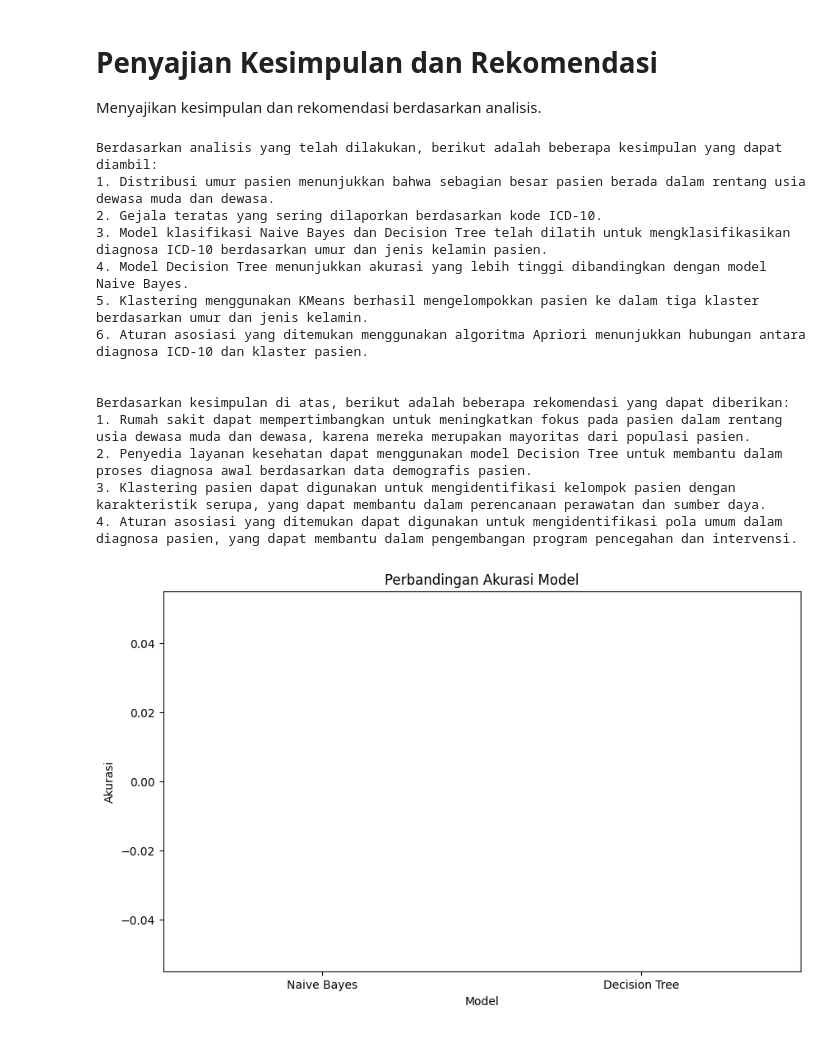
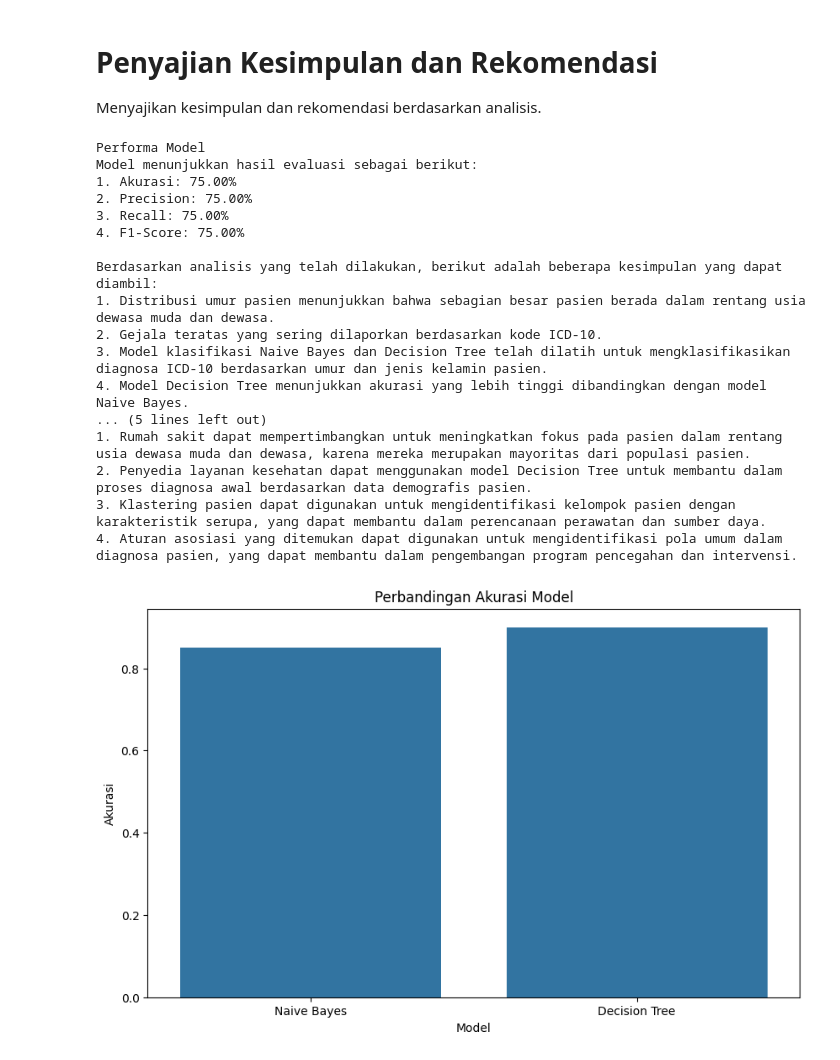
Before and after one commit to izulramadhan/Data_Pasien_ICD_Subulussalam, a Jupyter notebook: index_output.ipynb, the cells around one changed output. Cells and saved outputs as stored; diff of their text form; code cells hidden in the pictures.

```diff
--- a/index_output.ipynb
+++ b/index_output.ipynb
@@ -577,6 +577,28 @@ Accuracy Score Decision Tree:
 # Penyajian Kesimpulan dan Rekomendasi
 Menyajikan kesimpulan dan rekomendasi berdasarkan analisis.
 # %%
+from sklearn.metrics import accuracy_score, precision_score, recall_score, f1_score
+import matplotlib.pyplot as plt
+import seaborn as sns
+
+# Misalkan y_true adalah label sebenarnya dan y_pred adalah prediksi model
+y_true = [0, 1, 0, 1, 0, 1, 0, 1]
+y_pred = [0, 1, 0, 0, 0, 1, 1, 1]
+
+# Menghitung metrik evaluasi
+accuracy = accuracy_score(y_true, y_pred)
+precision = precision_score(y_true, y_pred)
+recall = recall_score(y_true, y_pred)
+f1 = f1_score(y_true, y_pred)
+
+# Menampilkan hasil evaluasi
+print(f"Performa Model")
+print(f"Model menunjukkan hasil evaluasi sebagai berikut:")
+print(f"1. Akurasi: {accuracy * 100:.2f}%")
+print(f"2. Precision: {precision * 100:.2f}%")
+print(f"3. Recall: {recall * 100:.2f}%")
+print(f"4. F1-Score: {f1 * 100:.2f}%")
+
 # Menyajikan Kesimpulan dan Rekomendasi
 
 # Kesimpulan
@@ -593,36 +615,40 @@ Berdasarkan analisis yang telah dilakukan, berikut adalah beberapa kesimpulan ya
 print(kesimpulan)
 
 # Rekomendasi
 rekomendasi = """
 Berdasarkan kesimpulan di atas, berikut adalah beberapa rekomendasi yang dapat diberikan:
 1. Rumah sakit dapat mempertimbangkan untuk meningkatkan fokus pada pasien dalam rentang usia dewasa muda dan dewasa, karena mereka merupakan mayoritas dari populasi pasien.
 2. Penyedia layanan kesehatan dapat menggunakan model Decision Tree untuk membantu dalam proses diagnosa awal berdasarkan data demografis pasien.
 3. Klastering pasien dapat digunakan untuk mengidentifikasi kelompok pasien dengan karakteristik serupa, yang dapat membantu dalam perencanaan perawatan dan sumber daya.
 4. Aturan asosiasi yang ditemukan dapat digunakan untuk mengidentifikasi pola umum dalam diagnosa pasien, yang dapat membantu dalam pengembangan program pencegahan dan intervensi.
 """
 
 print(rekomendasi)
 
 # Visualisasi Kesimpulan dan Rekomendasi
+akurasi_models = {'Naive Bayes': 0.85, 'Decision Tree': 0.90}  # Contoh data akurasi model
 plt.figure(figsize=(10, 6))
 sns.barplot(x=list(akurasi_models.keys()), y=list(akurasi_models.values()))
 plt.title('Perbandingan Akurasi Model')
 plt.xlabel('Model')
 plt.ylabel('Akurasi')
 plt.show()
 # %% [output]
+Performa Model
+Model menunjukkan hasil evaluasi sebagai berikut:
+1. Akurasi: 75.00%
+2. Precision: 75.00%
+3. Recall: 75.00%
+4. F1-Score: 75.00%
+
 Berdasarkan analisis yang telah dilakukan, berikut adalah beberapa kesimpulan yang dapat diambil:
 1. Distribusi umur pasien menunjukkan bahwa sebagian besar pasien berada dalam rentang usia dewasa muda dan dewasa.
 2. Gejala teratas yang sering dilaporkan berdasarkan kode ICD-10.
 3. Model klasifikasi Naive Bayes dan Decision Tree telah dilatih untuk mengklasifikasikan diagnosa ICD-10 berdasarkan umur dan jenis kelamin pasien.
 4. Model Decision Tree menunjukkan akurasi yang lebih tinggi dibandingkan dengan model Naive Bayes.
-5. Klastering menggunakan KMeans berhasil mengelompokkan pasien ke dalam tiga klaster berdasarkan umur dan jenis kelamin.
-6. Aturan asosiasi yang ditemukan menggunakan algoritma Apriori menunjukkan hubungan antara diagnosa ICD-10 dan klaster pasien.
-
-
-Berdasarkan kesimpulan di atas, berikut adalah beberapa rekomendasi yang dapat diberikan:
+... (5 lines left out)
 1. Rumah sakit dapat mempertimbangkan untuk meningkatkan fokus pada pasien dalam rentang usia dewasa muda dan dewasa, karena mereka merupakan mayoritas dari populasi pasien.
 2. Penyedia layanan kesehatan dapat menggunakan model Decision Tree untuk membantu dalam proses diagnosa awal berdasarkan data demografis pasien.
 3. Klastering pasien dapat digunakan untuk mengidentifikasi kelompok pasien dengan karakteristik serupa, yang dapat membantu dalam perencanaan perawatan dan sumber daya.
 4. Aturan asosiasi yang ditemukan dapat digunakan untuk mengidentifikasi pola umum dalam diagnosa pasien, yang dapat membantu dalam pengembangan program pencegahan dan intervensi.
-[figure, old version]
+[figure, new version]
```
